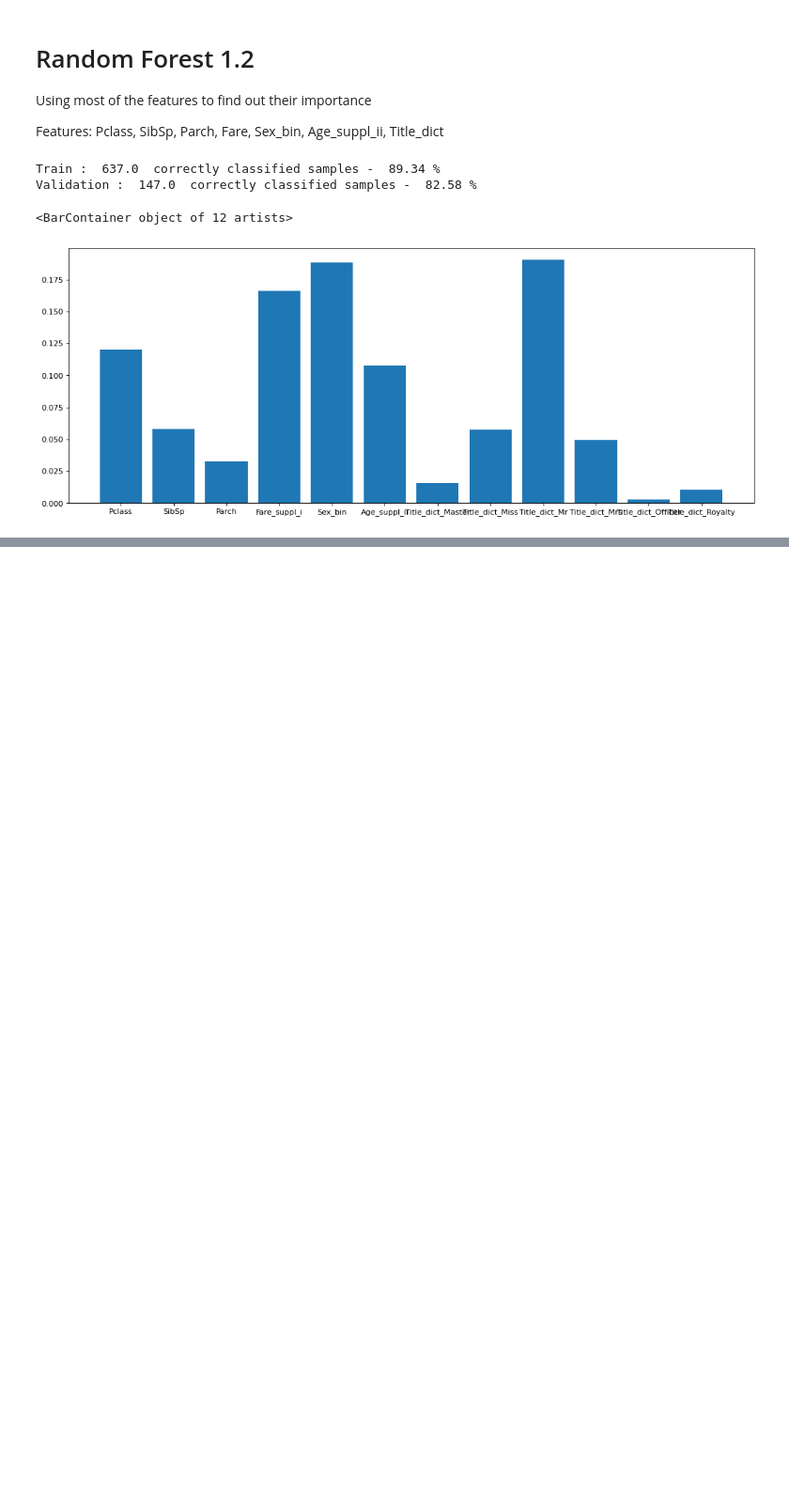
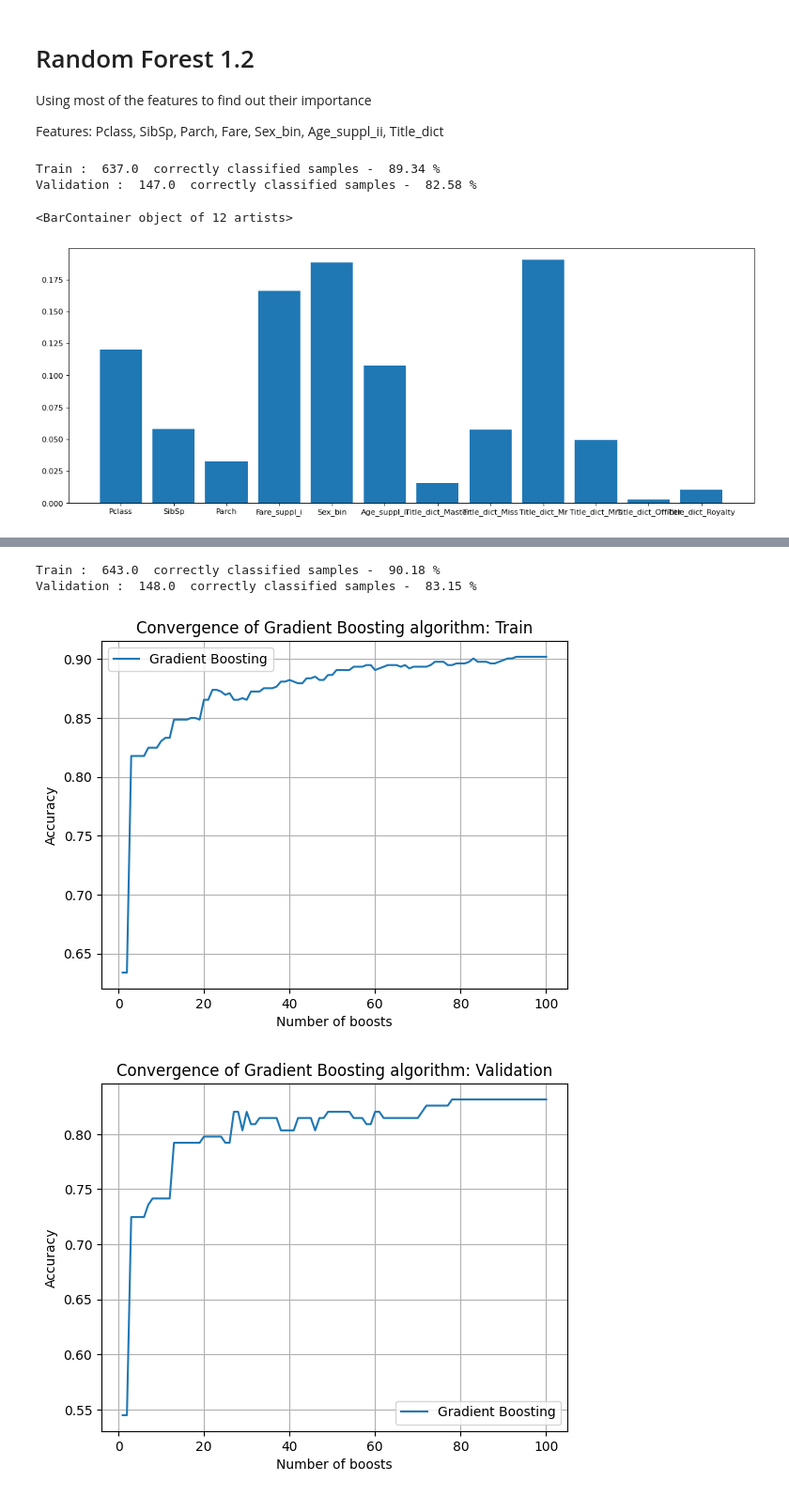
Before and after one commit to katarzynafurmanska/kaggle-titanic, a Jupyter notebook: src/run.ipynb, the cells around one changed output, grey strips where cells are left out. Shown at 94% size. Cells and saved outputs as stored; diff of their text form; code cells hidden in the pictures; blank space fills up the shorter version.

```diff
--- a/src/run.ipynb
+++ b/src/run.ipynb
@@ -224,3 +225,13 @@ def run_adaboost(train, validation, X, Y, estimator, n_estimators, learning_rate
     model, train_acc, validation_acc = predict_and_evaluate(model, train, validation, X, Y)
 
     return model, train_acc, validation_acc
+# %%
+def run_gradboost(train, validation, X, Y, n_estimators, subsample=1.0, learning_rate=1.0):
+    # create and train
+    model = GradientBoostingClassifier(n_estimators=n_estimators, subsample=subsample, learning_rate=learning_rate, random_state=1)
+    model.fit(train[X],train[Y])
+
+    # create prediction on train and validation sets, print accuracy of the prediction
+    model, train_acc, validation_acc = predict_and_evaluate(model, train, validation, X, Y)
+
+    return model, train_acc, validation_acc
@@ -691,0 +751,14 @@ accuracy_results
+# %%
+X31 = ['Pclass', 'Fare_suppl_i', 'Sex_bin', 'Age_suppl_ii'] + enc_title.get_feature_names_out(['Title_dict']).tolist()
+Y = 'Survived'
+
+n_estimators = 100
+gb31, train_acc31, validation_acc31 = run_gradboost(train, validation, X31, Y, n_estimators=n_estimators, subsample=1, learning_rate=0.1)
+
+plot_boosting_accuracy(gb31, train, X31, Y, boosting_type="Gradient Boosting", data_type="Train")
+plot_boosting_accuracy(gb31, validation, X31, Y, boosting_type="Gradient Boosting", data_type="Validation")
+# %% [output]
+Train :  643.0  correctly classified samples -  90.18 %
+Validation :  148.0  correctly classified samples -  83.15 %
+[figure, added]
+[figure, added]
```
Also changed, not shown: parts of 20 cells of this notebook, 2 other files.
